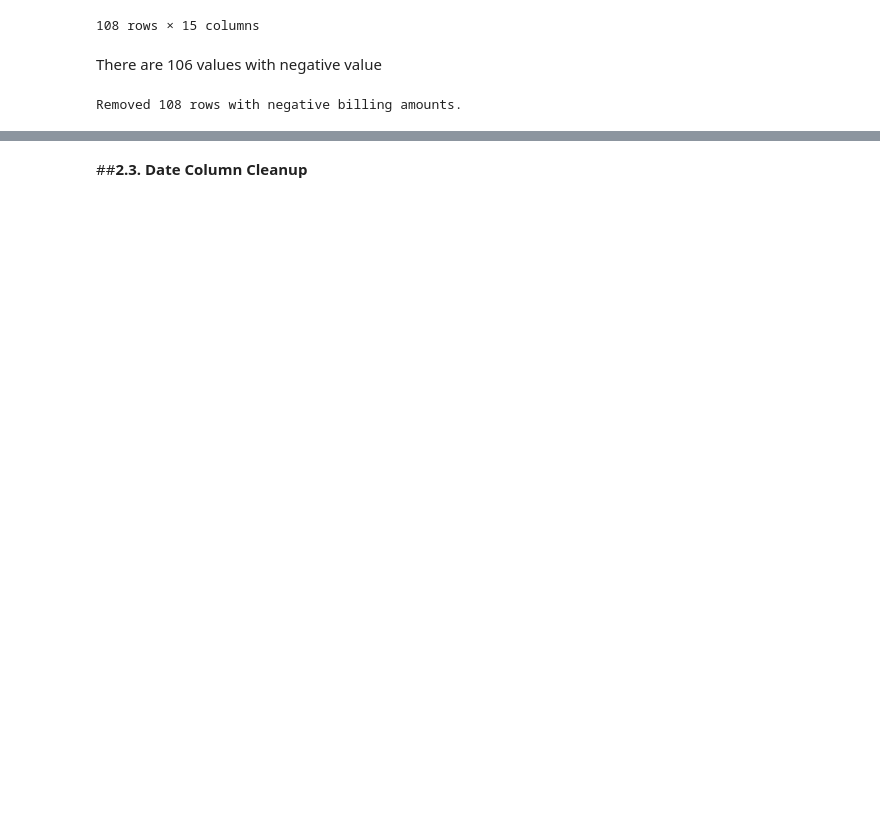
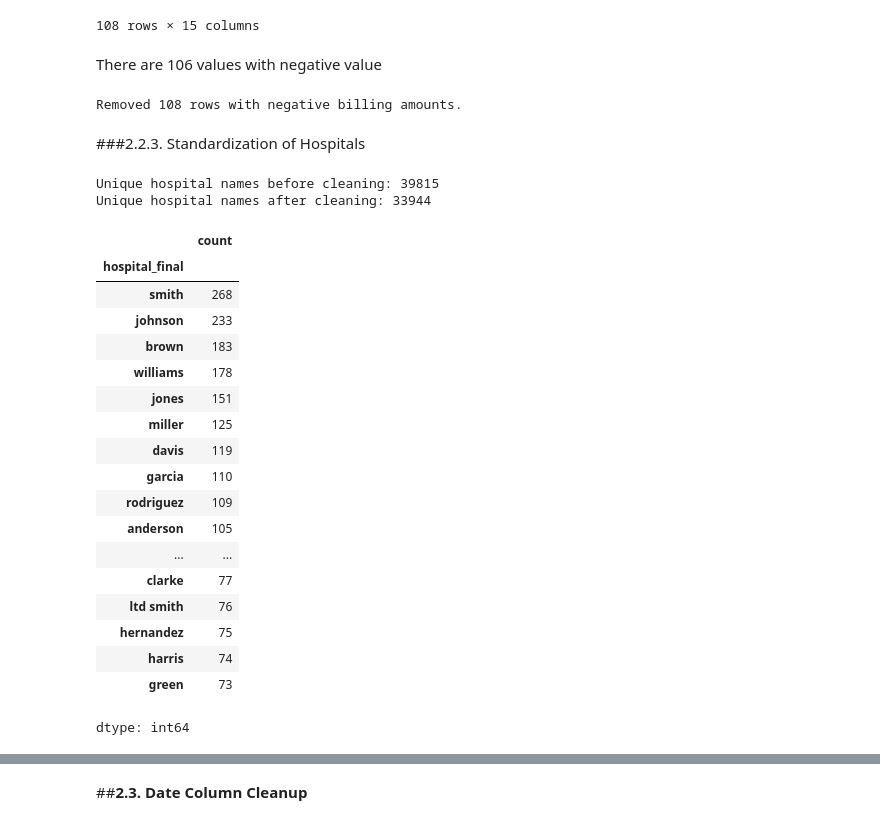
Before and after one commit to Sagarjain93/Healthcare, a Jupyter notebook: Healthcare.ipynb, the cells around one changed output, grey strips where cells are left out. Cells and saved outputs as stored; diff of their text form; code cells hidden in the pictures; blank space fills up the shorter version.

```diff
--- a/Healthcare.ipynb
+++ b/Healthcare.ipynb
@@ -491,3 +491,5 @@ after = df.shape[0]
 print(f"Removed {before - after} rows with negative billing amounts.")
 # %% [output]
 Removed 108 rows with negative billing amounts.
+# %% [markdown]
+###2.2.3. Standardization of Hospitals
@@ -493,0 +535,30 @@ Removed 108 rows with negative billing amounts.
+# %%
+
+# Optional: Check duplicate reduction
+print("Unique hospital names before cleaning:", df['hospital'].nunique())
+print("Unique hospital names after cleaning:", df['hospital_final'].nunique())
+
+# Optional: View top results
+df['hospital_final'].value_counts().head(20)
+# %% [output]
+Unique hospital names before cleaning: 39815
+Unique hospital names after cleaning: 33944
+|  | count |
+| hospital_final |  |
+| smith | 268 |
+| johnson | 233 |
+| brown | 183 |
+| williams | 178 |
+| jones | 151 |
+| miller | 125 |
+| davis | 119 |
+| garcia | 110 |
+| rodriguez | 109 |
+| anderson | 105 |
+| ... | ... |
+| clarke | 77 |
+| ltd smith | 76 |
+| hernandez | 75 |
+| harris | 74 |
+| green | 73 |
+dtype: int64
```
Also changed, not shown: parts of 49 cells of this notebook.
